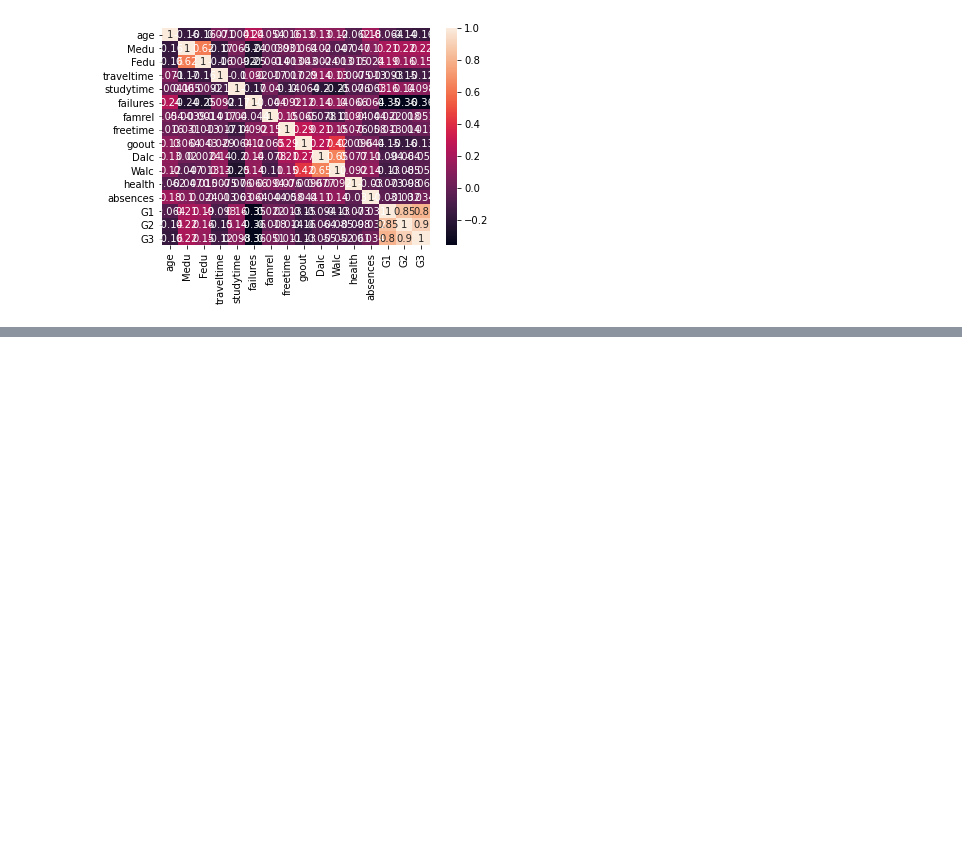
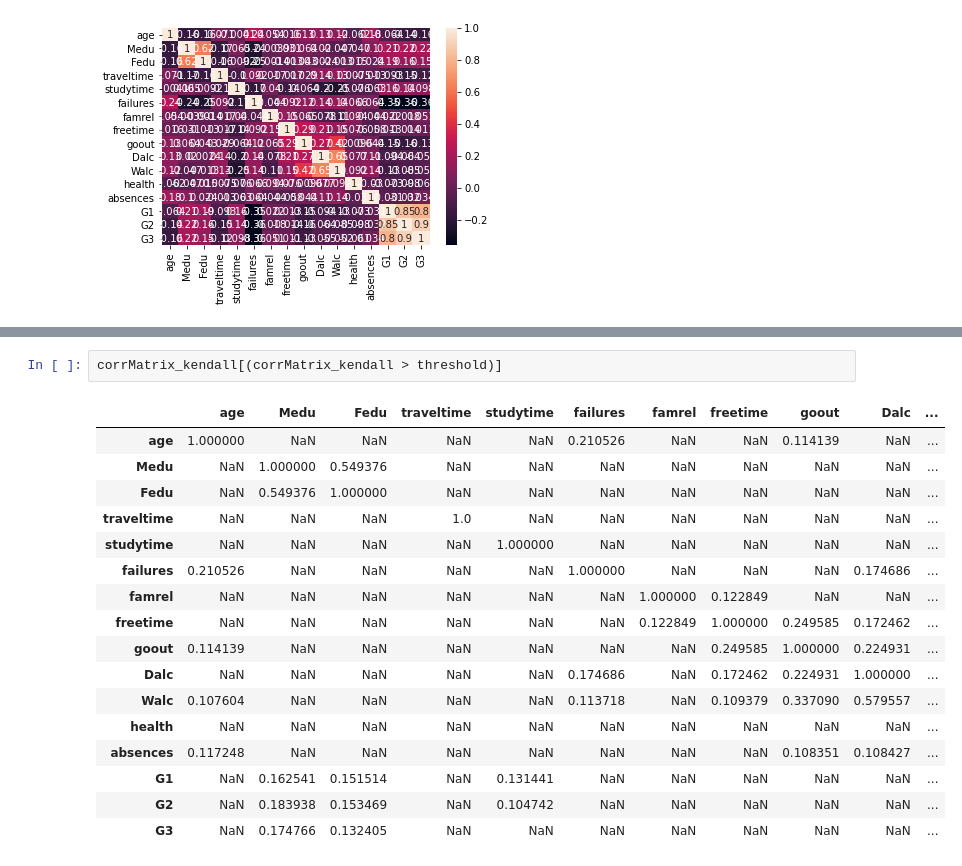
Before and after one commit to abhi12ravi/ai-education, a Jupyter notebook: correlation-matrix.ipynb, the cells around one changed output, grey strips where cells are left out. Drawn from its saved outputs; the diff is of its cells as text; blank space fills up the shorter version.

```diff
--- a/correlation-matrix.ipynb
+++ b/correlation-matrix.ipynb
@@ -50,0 +130,20 @@ plt.show()
+# %%
+corrMatrix_kendall[(corrMatrix_kendall > threshold)]
+# %% [output]
+|  | age | Medu | Fedu | traveltime | studytime | failures | famrel | freetime | goout | Dalc | ... |
+| age | 1.000000 | NaN | NaN | NaN | NaN | 0.210526 | NaN | NaN | 0.114139 | NaN | ... |
+| Medu | NaN | 1.000000 | 0.549376 | NaN | NaN | NaN | NaN | NaN | NaN | NaN | ... |
+| Fedu | NaN | 0.549376 | 1.000000 | NaN | NaN | NaN | NaN | NaN | NaN | NaN | ... |
+| traveltime | NaN | NaN | NaN | 1.0 | NaN | NaN | NaN | NaN | NaN | NaN | ... |
+| studytime | NaN | NaN | NaN | NaN | 1.000000 | NaN | NaN | NaN | NaN | NaN | ... |
+| failures | 0.210526 | NaN | NaN | NaN | NaN | 1.000000 | NaN | NaN | NaN | 0.174686 | ... |
+| famrel | NaN | NaN | NaN | NaN | NaN | NaN | 1.000000 | 0.122849 | NaN | NaN | ... |
+| freetime | NaN | NaN | NaN | NaN | NaN | NaN | 0.122849 | 1.000000 | 0.249585 | 0.172462 | ... |
+| goout | 0.114139 | NaN | NaN | NaN | NaN | NaN | NaN | 0.249585 | 1.000000 | 0.224931 | ... |
+| Dalc | NaN | NaN | NaN | NaN | NaN | 0.174686 | NaN | 0.172462 | 0.224931 | 1.000000 | ... |
+| Walc | 0.107604 | NaN | NaN | NaN | NaN | 0.113718 | NaN | 0.109379 | 0.337090 | 0.579557 | ... |
+| health | NaN | NaN | NaN | NaN | NaN | NaN | NaN | NaN | NaN | NaN | ... |
+| absences | 0.117248 | NaN | NaN | NaN | NaN | NaN | NaN | NaN | 0.108351 | 0.108427 | ... |
+| G1 | NaN | 0.162541 | 0.151514 | NaN | 0.131441 | NaN | NaN | NaN | NaN | NaN | ... |
+| G2 | NaN | 0.183938 | 0.153469 | NaN | 0.104742 | NaN | NaN | NaN | NaN | NaN | ... |
+| G3 | NaN | 0.174766 | 0.132405 | NaN | NaN | NaN | NaN | NaN | NaN | NaN | ... |
```
Also changed, not shown: parts of 7 cells of this notebook.
